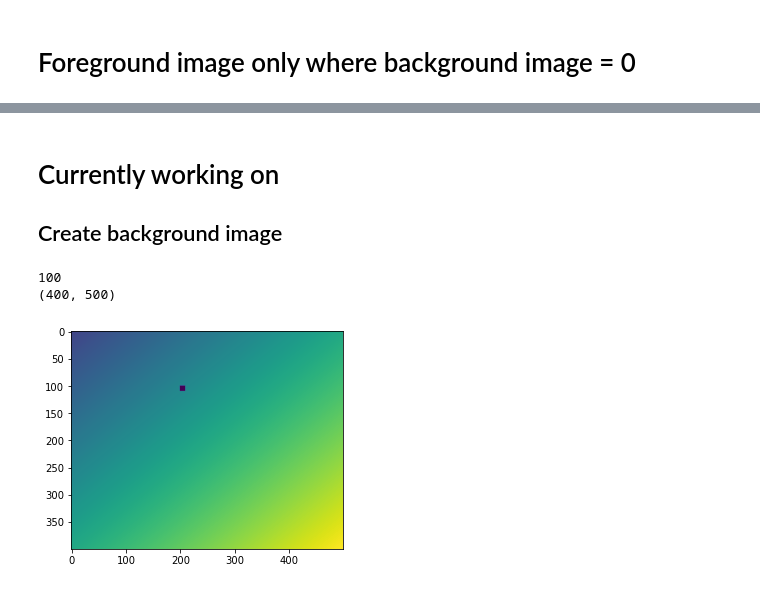
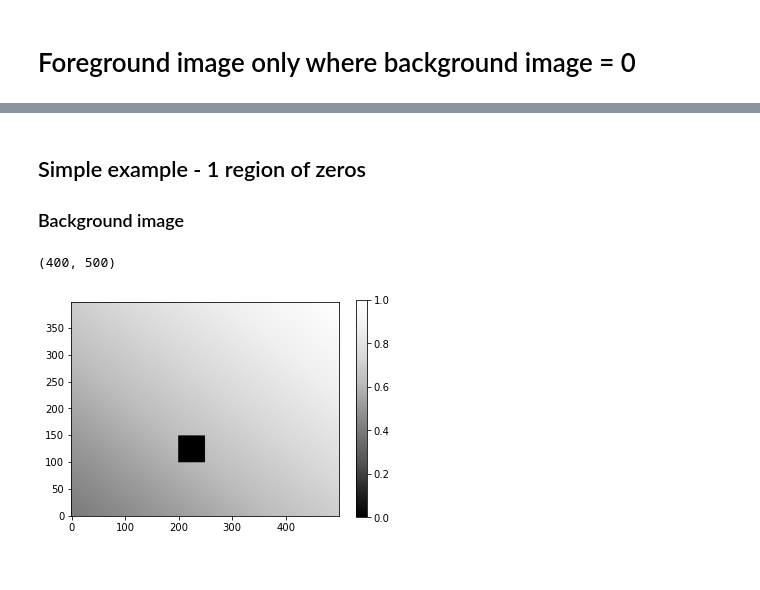
Before and after one commit to gregnordin/notes_to_self, a Jupyter notebook: python/matplotlib/images_with_transparency.ipynb, the cells around one changed output, grey strips where cells are left out. Cells and saved outputs as stored; diff of their text form; code cells hidden in the pictures.

Commit message:
More progress plotting image on image

```diff
--- a/python/matplotlib/images_with_transparency.ipynb
+++ b/python/matplotlib/images_with_transparency.ipynb
@@ -155,24 +53,23 @@ foreground[temp]
-# %% [markdown]
-# Currently working on
-
-## Create background image
+# %% [markdown]
+## Simple example - 1 region of zeros
+
+### Background image
 # %%
 n_x, n_y = 500, 400
 
 background = np.zeros((n_y, n_x))
-background[:, :] = np.linspace(0.1, 0.5, 500)
-temp = np.linspace(0.1, 0.5, 400)
+background[:, :] = np.linspace(0.2, 0.5, 500)
+temp = np.linspace(0.2, 0.5, 400)
 # print(temp)
 for i in range(0, n_x):
     background[:, i] += temp
-background[100:110, 200:210] = 0
+background[100:150, 200:250] = 0
 
-print(10 * 10)
 print(background.shape)
 
 fig, ax = plt.subplots()
-ax.imshow(background);
+im = ax.imshow(background, origin='lower', cmap='Greys_r') #, vmin=0, vmax=1)
+fig.colorbar(im);
 # %% [output]
-100
 (400, 500)
-[figure, old version]
+[figure, new version]
```
Also changed, not shown: parts of 30 cells of this notebook.
